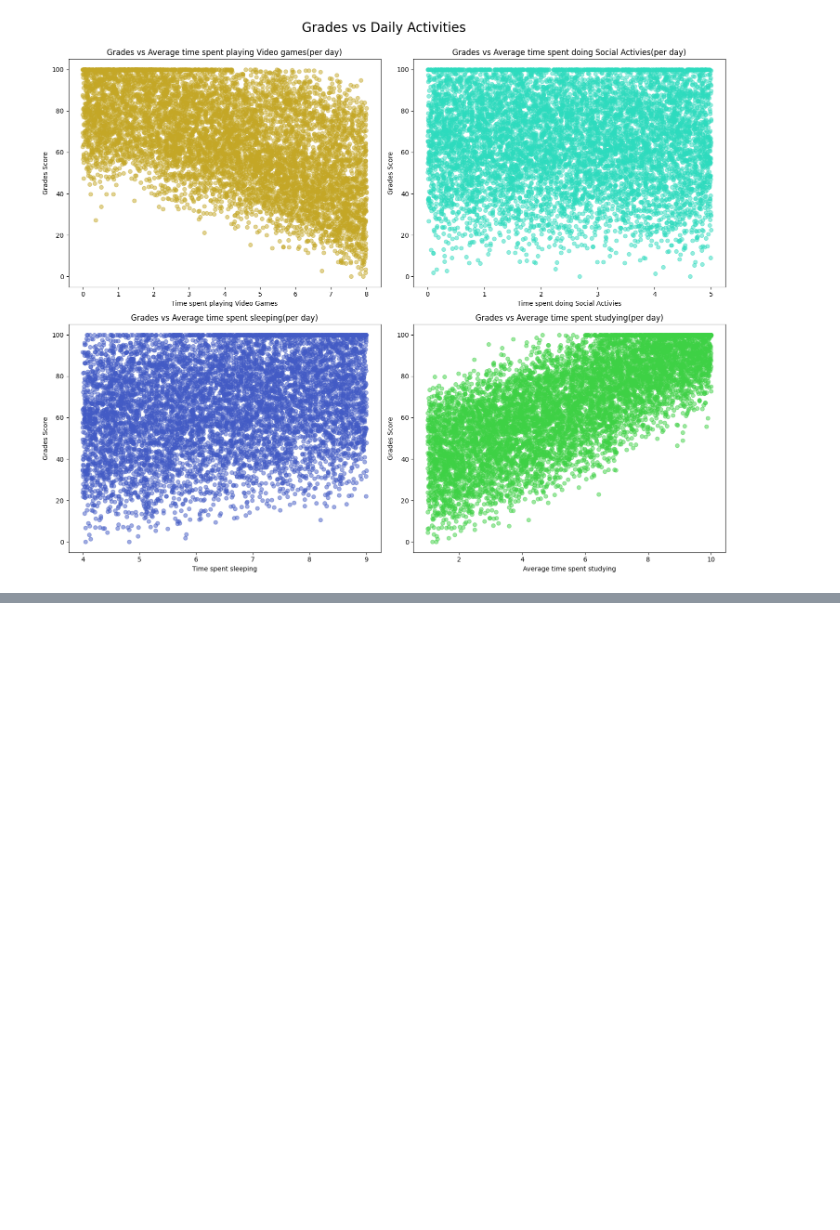
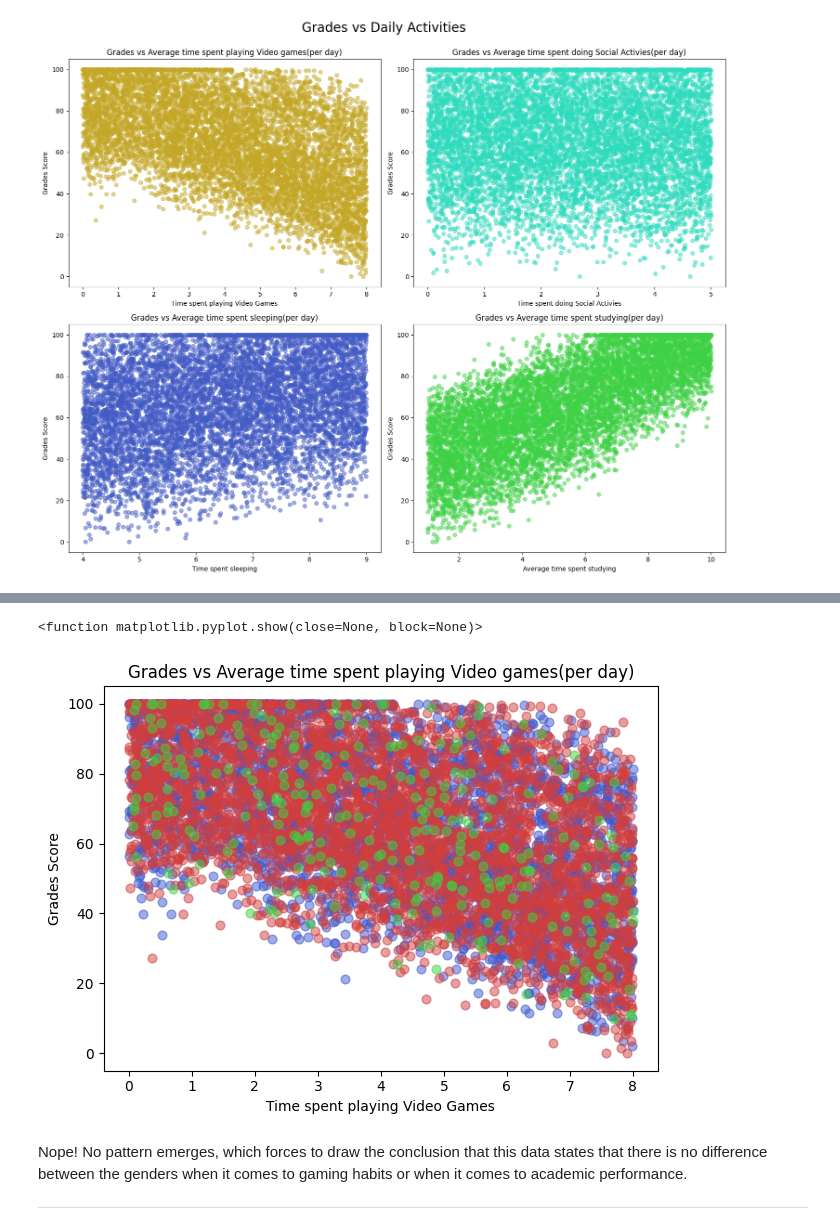
Before and after one commit to Chim-Cham/kk1-pythonAnalysis, a Jupyter notebook: notebook.ipynb, the cells around one changed output, grey strips where cells are left out. Saved outputs shown, nothing was run; the diff lists cells and outputs as text; code cells hidden in the pictures; blank space fills up the shorter version.

```diff
--- a/notebook.ipynb
+++ b/notebook.ipynb
@@ -192,0 +216,20 @@ Despite the very clustered apperance a pattern does emarge. What we can read fro
+# %%
+fix, ax = plt.subplots()
+
+colors = {'Male' : "#d13e3e", 'Female' : "#3e59d1", 'Other' : "#3ed145"}
+for gender, group in dataset.dropna(subset=['grades']).groupby('gender'):
+    ax.scatter(group['gaming_hours'], group['grades'], color=colors[gender], alpha=0.50, s=40, label=gender)
+ax.set_title('Grades vs Average time spent playing Video games(per day)')
+ax.set_xlabel('Time spent playing Video Games')
+ax.set_ylabel('Grades Score')
+
+
+plt.tight_layout()
+plt.show
+# %% [output]
+<function matplotlib.pyplot.show(close=None, block=None)>
+[figure, added]
+# %% [markdown]
+Nope! No pattern emerges, which forces to draw the conclusion that this data states that there is no difference between the genders when it comes to gaming habits or when it comes to academic performance.
+
+---
```
Also changed, not shown: parts of 6 cells of this notebook.
